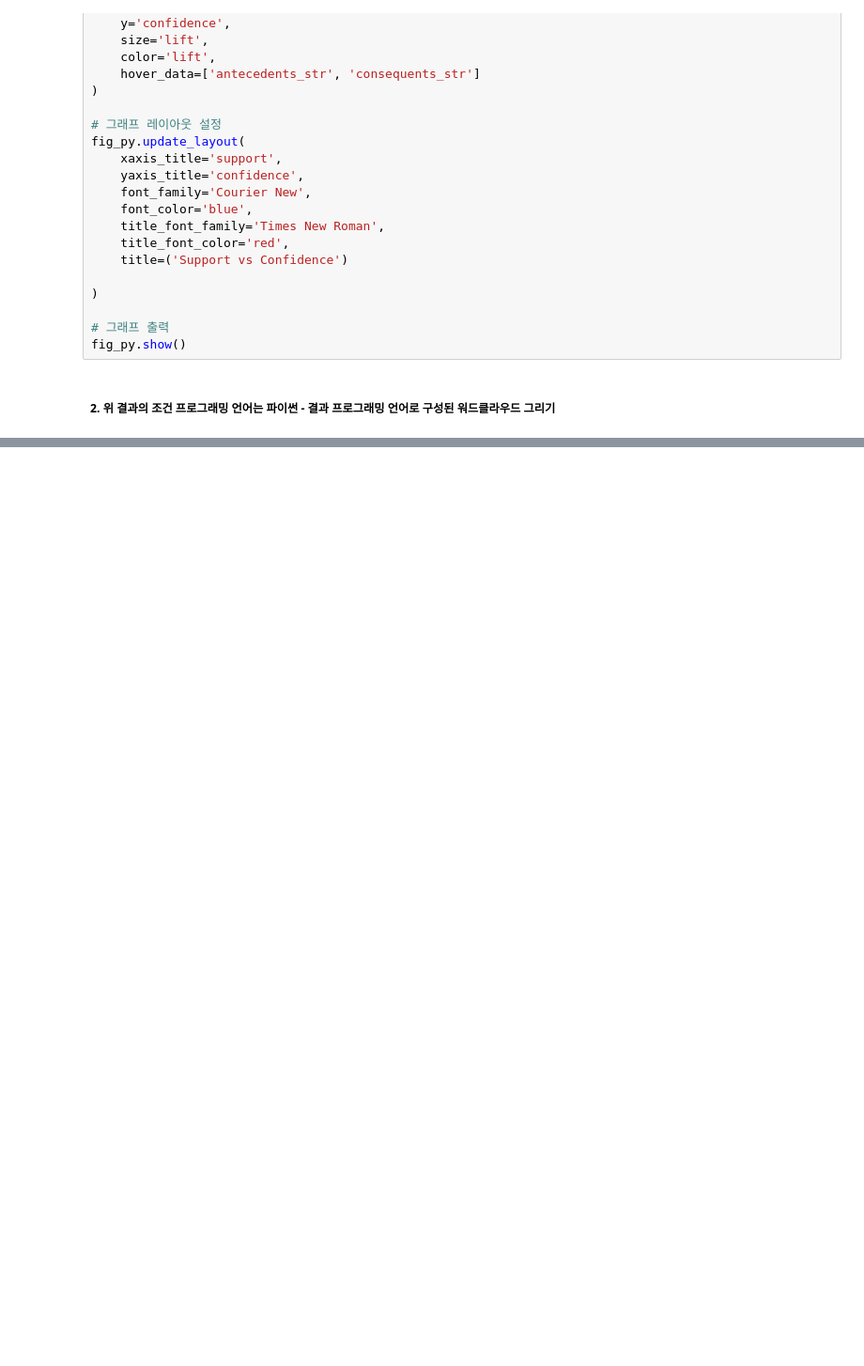
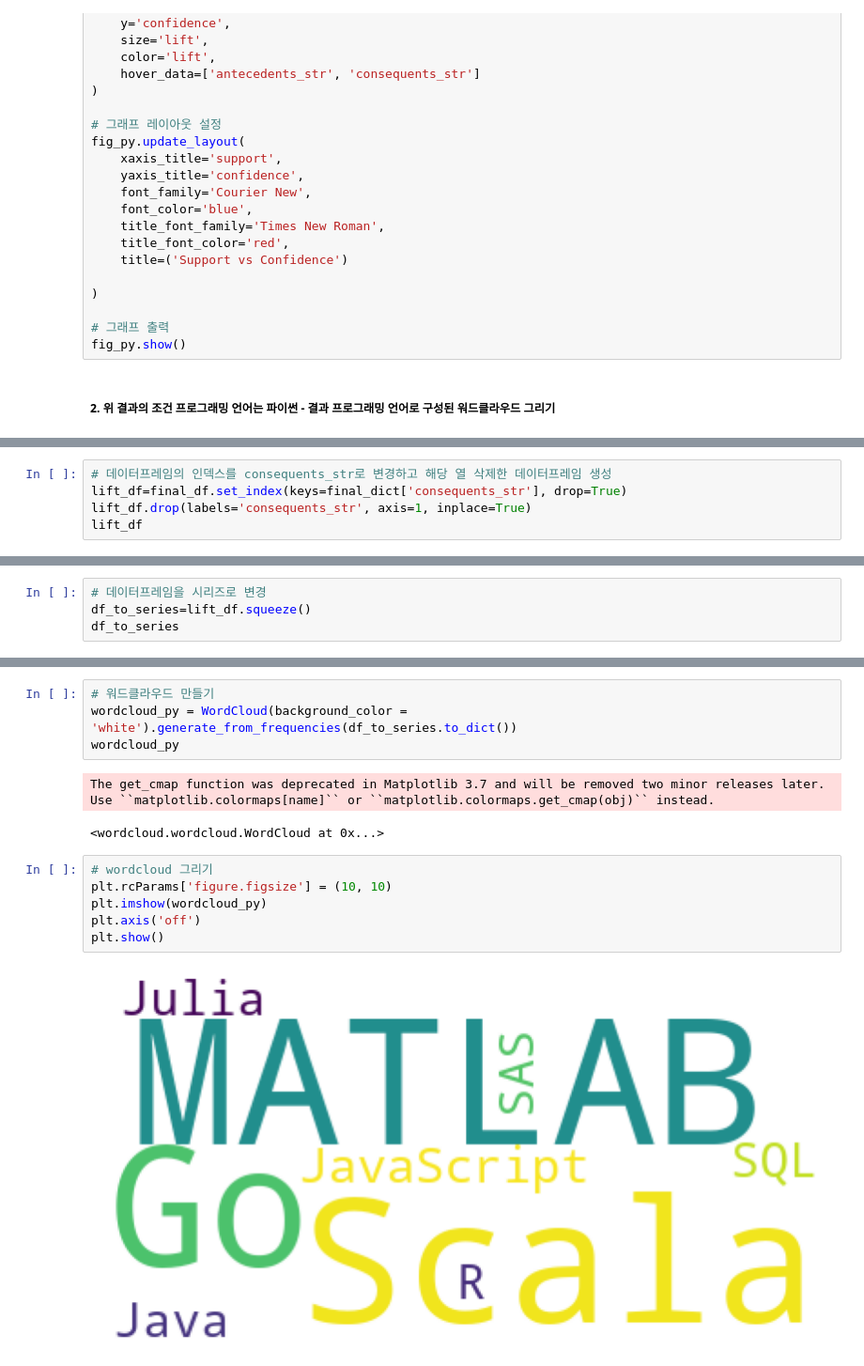
Before and after one commit to sojoyfulyouth/Pandas_DataAnalysis, a Jupyter notebook: Chap09/Developer_Code.ipynb, the cells around one changed output, grey strips where cells are left out. Shown at 94% size. Saved outputs shown, nothing was run; the diff lists cells and outputs as text; blank space fills up the shorter version.

Commit message:
complete wordcloud

```diff
--- a/Chap09/Developer_Code.ipynb
+++ b/Chap09/Developer_Code.ipynb
@@ -929,0 +915,5 @@ final_dict.to_dict()
+# %%
+# 데이터프레임의 인덱스를 consequents_str로 변경하고 해당 열 삭제한 데이터프레임 생성
+lift_df=final_df.set_index(keys=final_dict['consequents_str'], drop=True)
+lift_df.drop(labels='consequents_str', axis=1, inplace=True)
+lift_df
@@ -929,0 +932,4 @@ final_dict.to_dict()
+# %%
+# 데이터프레임을 시리즈로 변경
+df_to_series=lift_df.squeeze()
+df_to_series
@@ -929,0 +948,15 @@ final_dict.to_dict()
+# %%
+# 워드클라우드 만들기
+wordcloud_py = WordCloud(background_color = 'white').generate_from_frequencies(df_to_series.to_dict())
+wordcloud_py
+# %% [output]
+The get_cmap function was deprecated in Matplotlib 3.7 and will be removed two minor releases later. Use ``matplotlib.colormaps[name]`` or ``matplotlib.colormaps.get_cmap(obj)`` instead.
+<wordcloud.wordcloud.WordCloud at 0x...>
+# %%
+# wordcloud 그리기
+plt.rcParams['figure.figsize'] = (10, 10)
+plt.imshow(wordcloud_py)
+plt.axis('off')
+plt.show()
+# %% [output]
+[figure, added]
```
Also changed, not shown: parts of 17 cells of this notebook.
